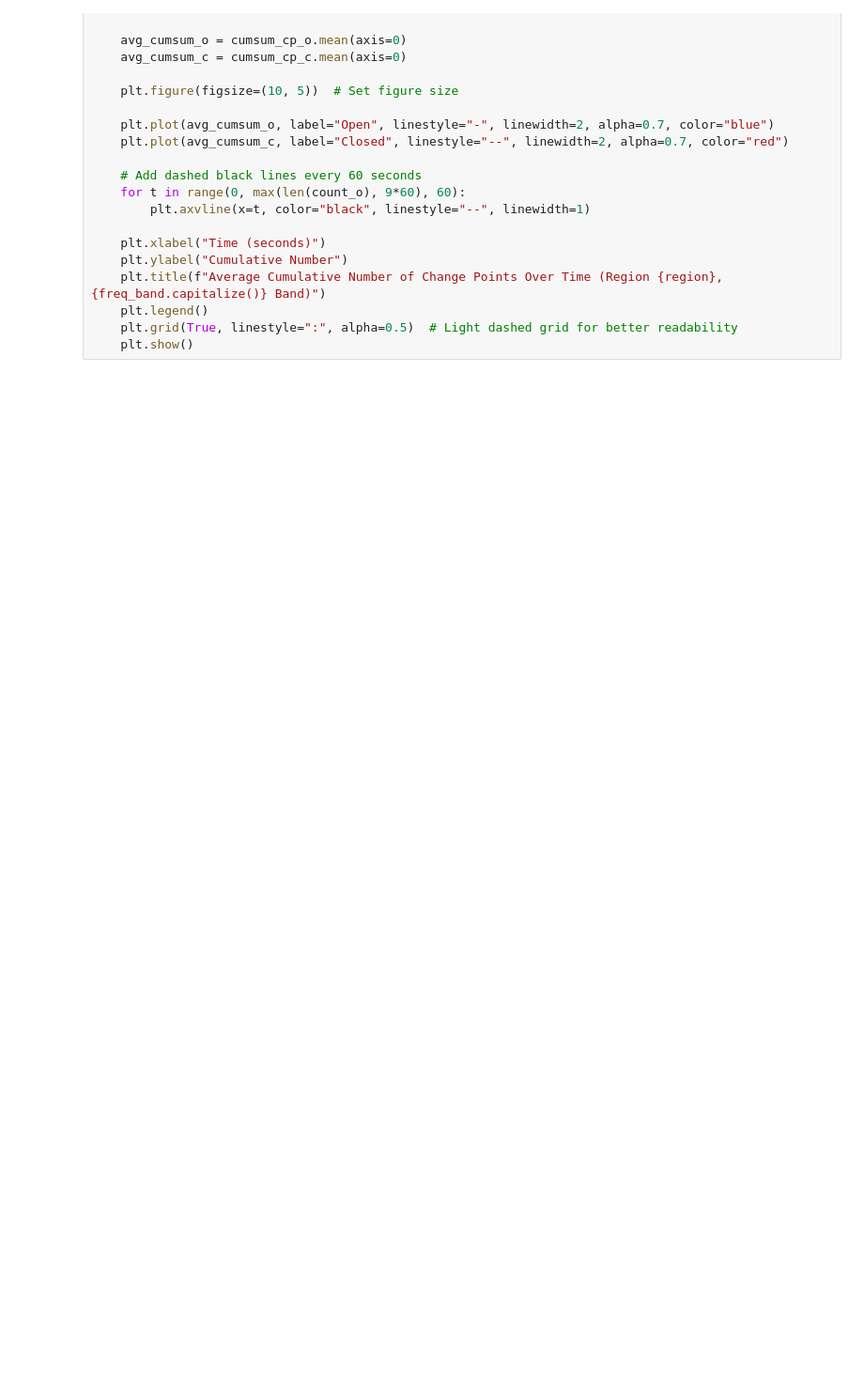
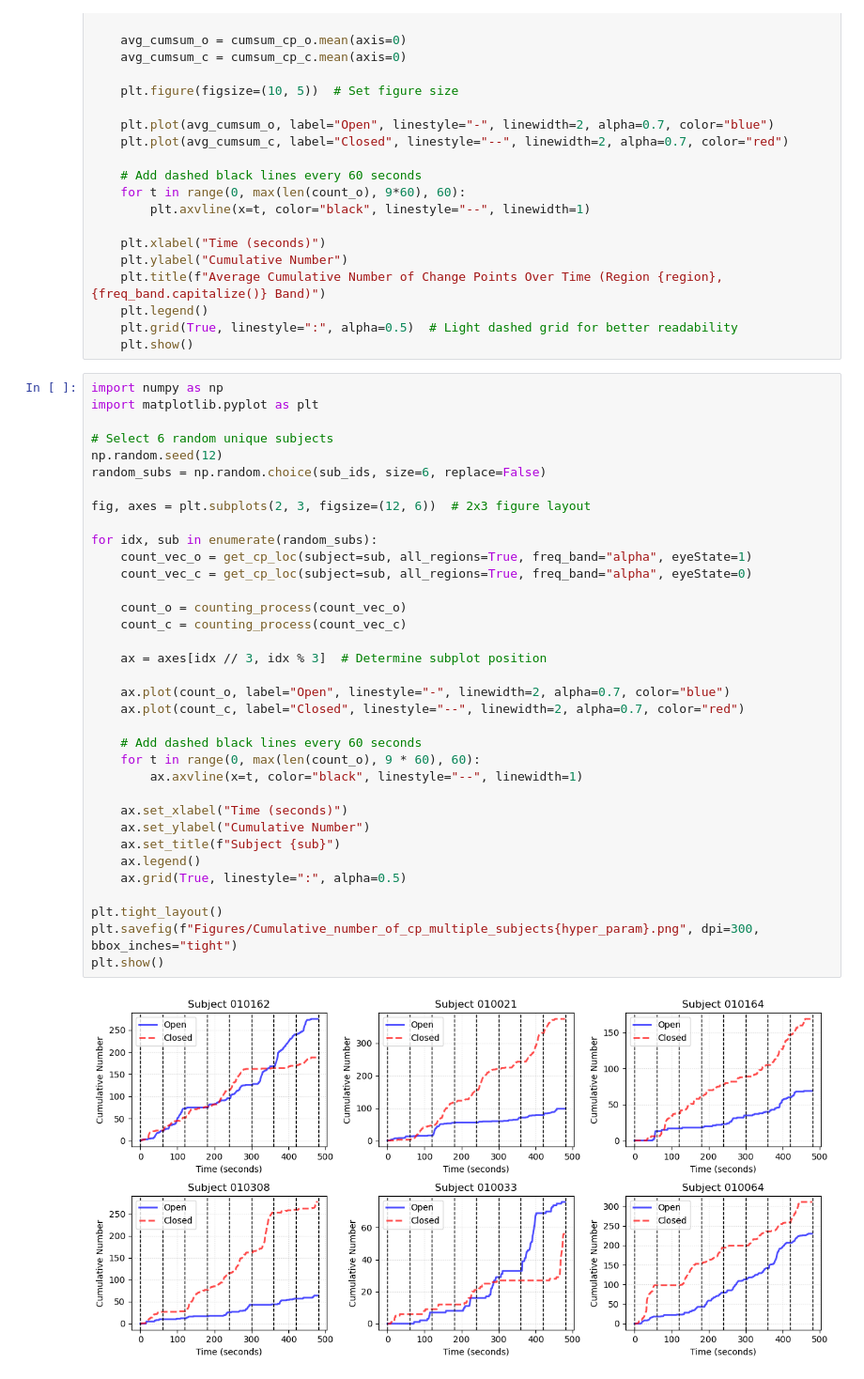
Before and after one commit to HoussamBoukhe/FreSpeD-application, a Jupyter notebook: Visualisation of Change point location.ipynb, the cells around one changed output. Shown at 94% size. Cells and saved outputs as stored; diff of their text form; blank space fills up the shorter version.

Commit message:
Summary of the figures, see the pdf

```diff
--- a/Visualisation of Change point location.ipynb
+++ b/Visualisation of Change point location.ipynb
@@ -246,3 +226,40 @@ def plot_average_cumsum(region = 1, freq_band = "alpha", all_regions = False):
     plt.legend()
     plt.grid(True, linestyle=":", alpha=0.5)  # Light dashed grid for better readability
     plt.show()
+# %%
+import numpy as np
+import matplotlib.pyplot as plt
+
+# Select 6 random unique subjects
+np.random.seed(12)
+random_subs = np.random.choice(sub_ids, size=6, replace=False)
+
+fig, axes = plt.subplots(2, 3, figsize=(12, 6))  # 2x3 figure layout
+
+for idx, sub in enumerate(random_subs):
+    count_vec_o = get_cp_loc(subject=sub, all_regions=True, freq_band="alpha", eyeState=1)
+    count_vec_c = get_cp_loc(subject=sub, all_regions=True, freq_band="alpha", eyeState=0)
+
+    count_o = counting_process(count_vec_o)
+    count_c = counting_process(count_vec_c)
+
+    ax = axes[idx // 3, idx % 3]  # Determine subplot position
+
+    ax.plot(count_o, label="Open", linestyle="-", linewidth=2, alpha=0.7, color="blue")
+    ax.plot(count_c, label="Closed", linestyle="--", linewidth=2, alpha=0.7, color="red")
+
+    # Add dashed black lines every 60 seconds
+    for t in range(0, max(len(count_o), 9 * 60), 60):
+        ax.axvline(x=t, color="black", linestyle="--", linewidth=1)
+
+    ax.set_xlabel("Time (seconds)")
+    ax.set_ylabel("Cumulative Number")
+    ax.set_title(f"Subject {sub}")
+    ax.legend()
+    ax.grid(True, linestyle=":", alpha=0.5)
+
+plt.tight_layout()
+plt.savefig(f"Figures/Cumulative_number_of_cp_multiple_subjects{hyper_param}.png", dpi=300, bbox_inches="tight")
+plt.show()
+# %% [output]
+[figure, added]
```
Also changed, not shown: parts of 1 cell of this notebook, 5 other files.
